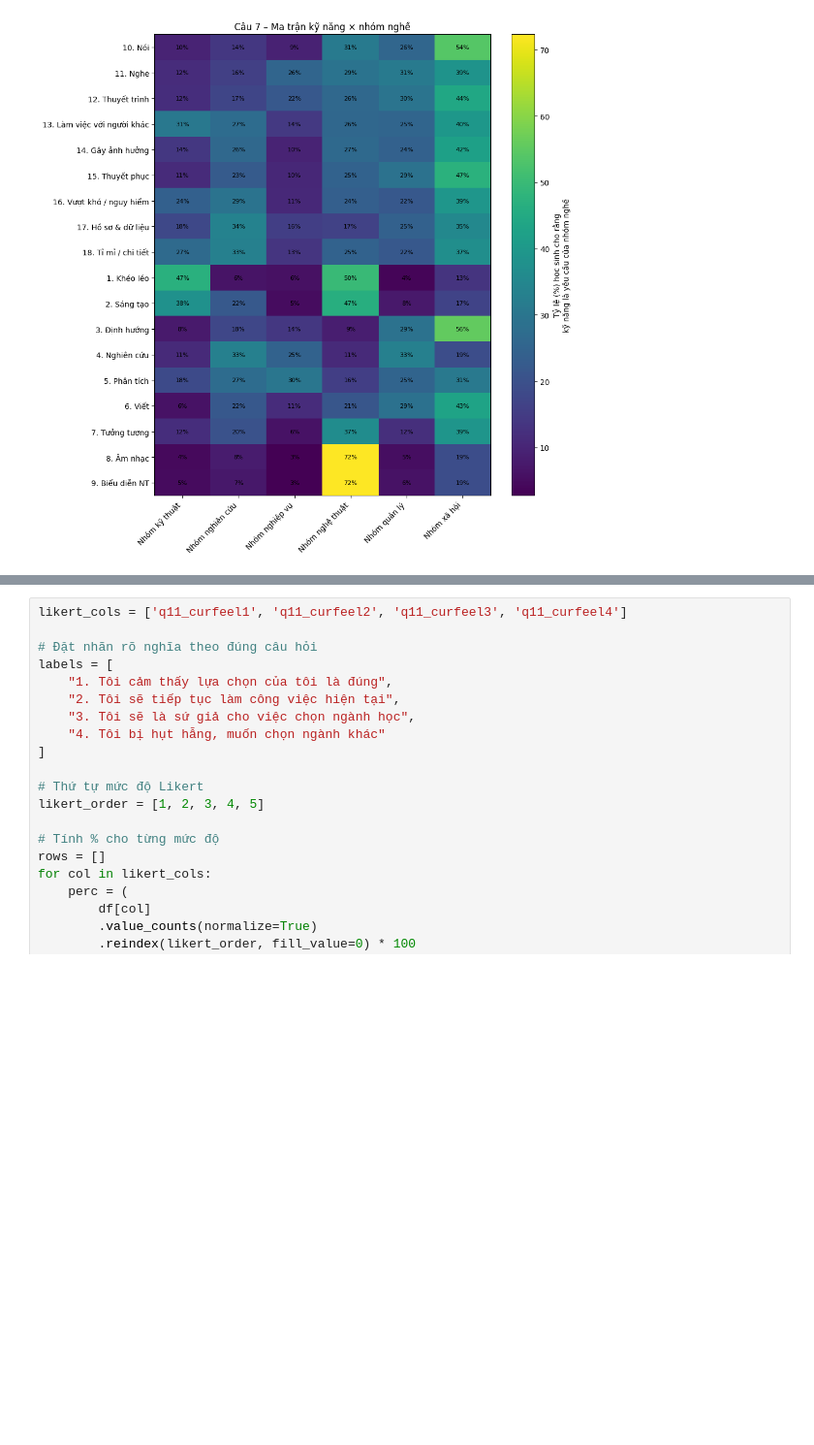
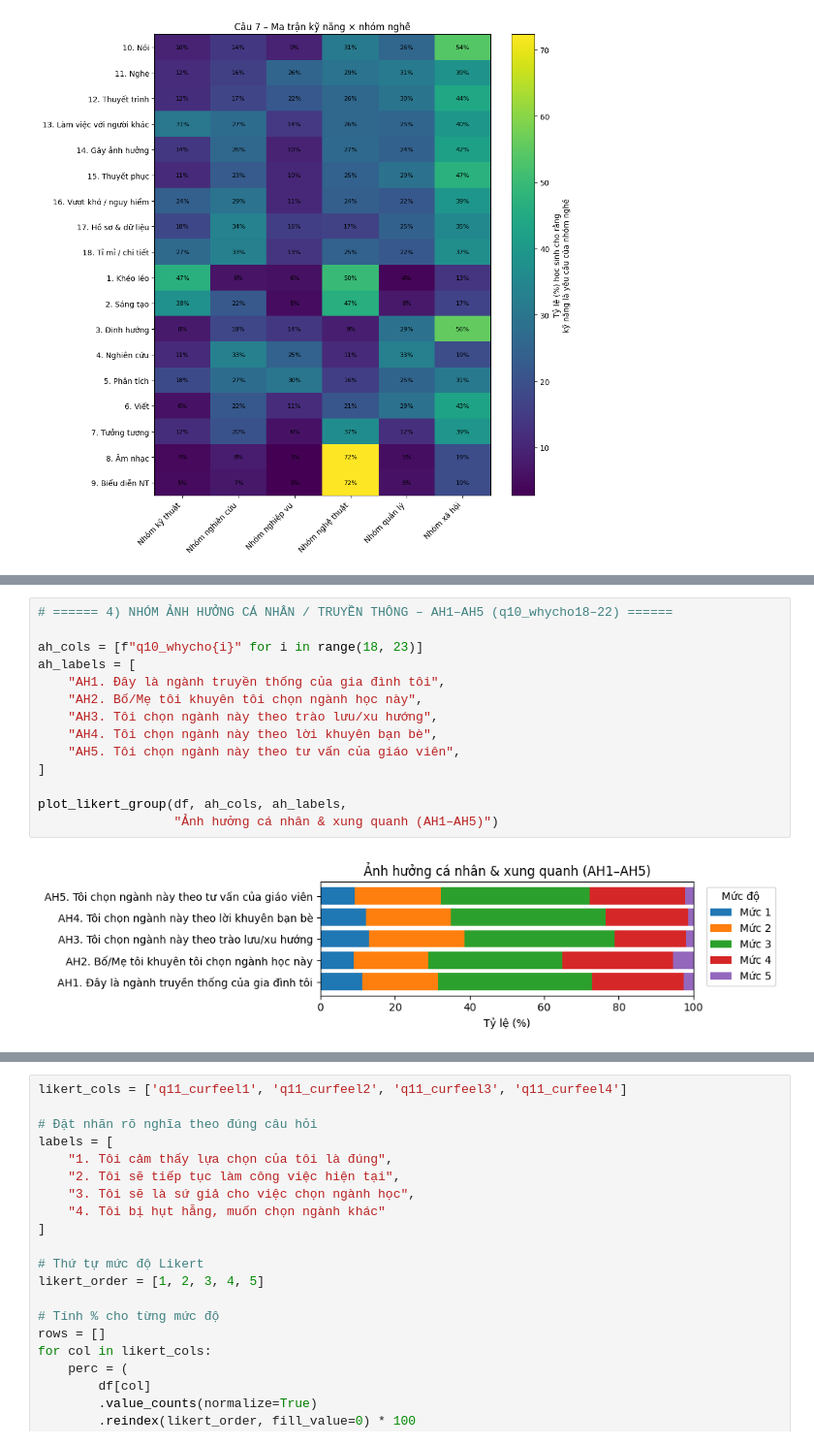
Before and after one commit to lamphat344961-alt/Th-ng-k--m-y-t-nh-v---ng-d-ng, a Jupyter notebook: PT_Phieu/Truc_quan.ipynb, the cells around one changed output, grey strips where cells are left out. Shown at 97% size. Saved outputs shown, nothing was run; the diff lists cells and outputs as text; blank space fills up the shorter version.

```diff
--- a/PT_Phieu/Truc_quan.ipynb
+++ b/PT_Phieu/Truc_quan.ipynb
@@ -565,0 +657,16 @@ plt.show()
+# %%
+# ====== 4) NHÓM ẢNH HƯỞNG CÁ NHÂN / TRUYỀN THÔNG – AH1–AH5 (q10_whycho18–22) ======
+
+ah_cols = [f"q10_whycho{i}" for i in range(18, 23)]
+ah_labels = [
+    "AH1. Đây là ngành truyền thống của gia đình tôi",
+    "AH2. Bố/Mẹ tôi khuyên tôi chọn ngành học này",
+    "AH3. Tôi chọn ngành này theo trào lưu/xu hướng",
+    "AH4. Tôi chọn ngành này theo lời khuyên bạn bè",
+    "AH5. Tôi chọn ngành này theo tư vấn của giáo viên",
+]
+
+plot_likert_group(df, ah_cols, ah_labels,
+                  "Ảnh hưởng cá nhân & xung quanh (AH1–AH5)")
+# %% [output]
+[figure, added]
```
Also changed, not shown: parts of 12 cells of this notebook, 1 other file.
